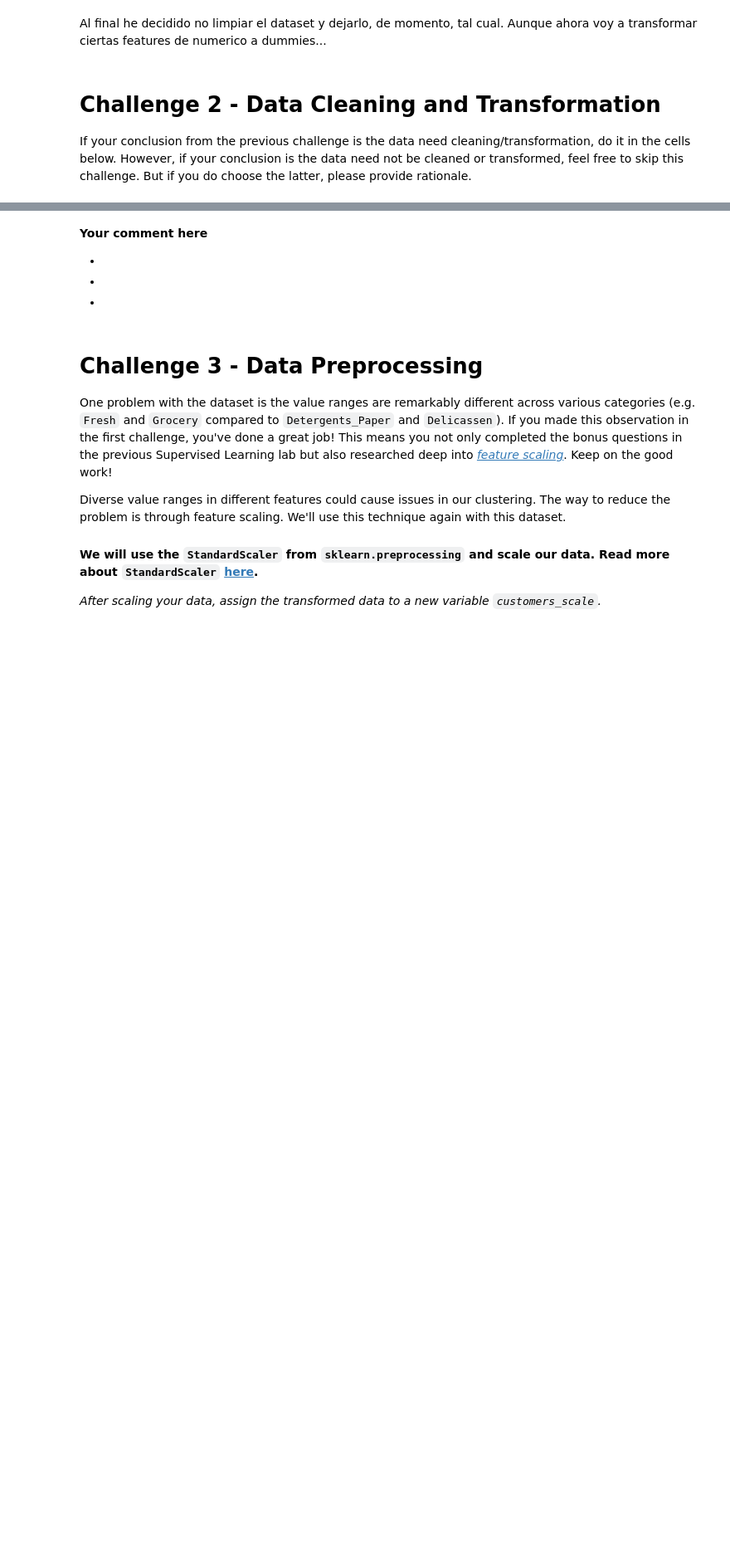
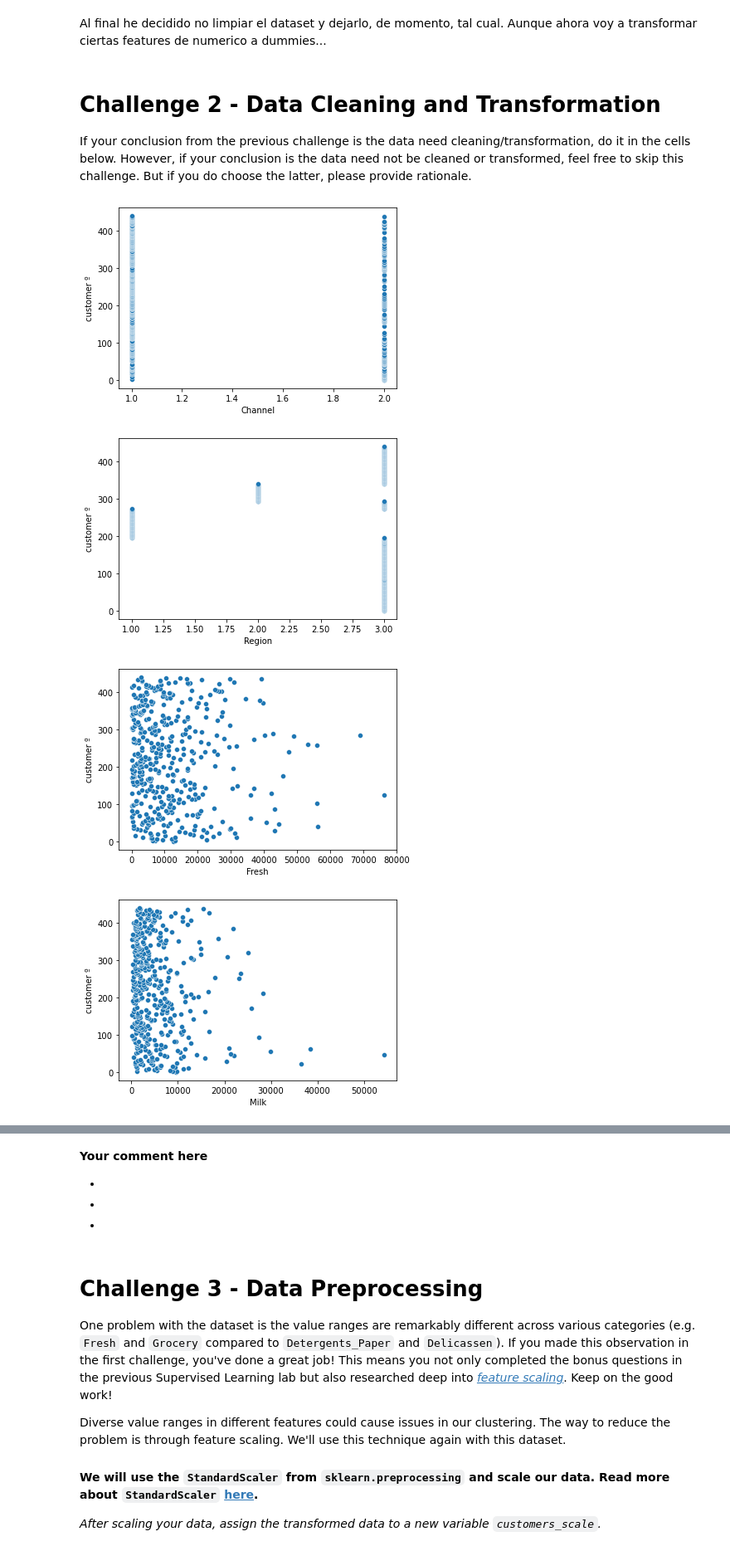
Before and after one commit to Ironhack-Data-Madrid-Marzo-2022/7.4-lab-unsupervised-learning, a Jupyter notebook: your-code/main.ipynb, the cells around one changed output, grey strips where cells are left out. Shown at 83% size. Saved outputs shown, nothing was run; the diff lists cells and outputs as text; code cells hidden in the pictures; blank space fills up the shorter version.

```diff
--- a/your-code/main.ipynb
+++ b/your-code/main.ipynb
@@ -71,0 +198,18 @@ If your conclusion from the previous challenge is the data need cleaning/transfo
+# %%
+x= ['Fresh',
+ 'Milk',
+ 'Grocery',
+ 'Frozen',
+ 'Detergents_Paper',
+ 'Delicassen']
+for el in x:
+    customers=customers.drop(customers[el].idxmax())
+x= customers.columns.values.tolist()
+for el in x:
+    sns.scatterplot(data=customers, x=el, y='customer º')
+    plt.show()
+# %% [output]
+[figure, added]
+[figure, added]
+[figure, added]
+[figure, added]
```
Also changed, not shown: parts of 29 cells of this notebook.
